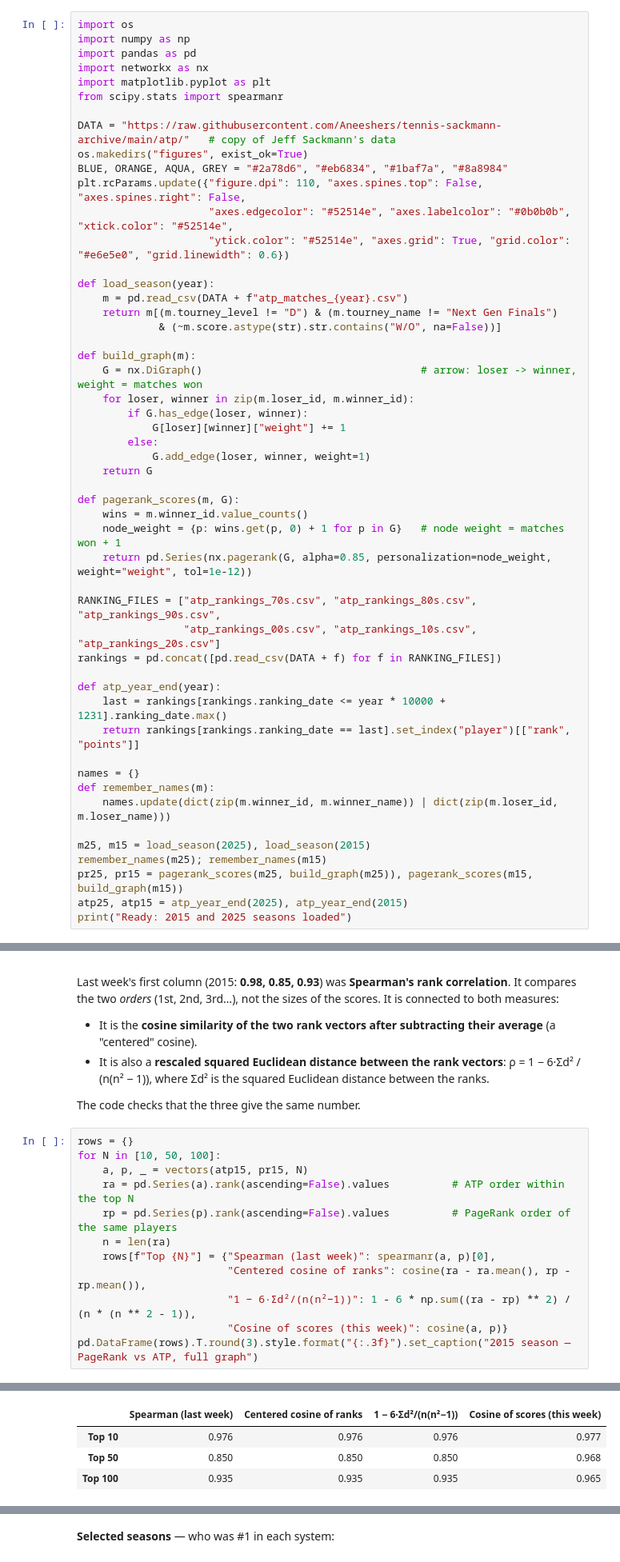
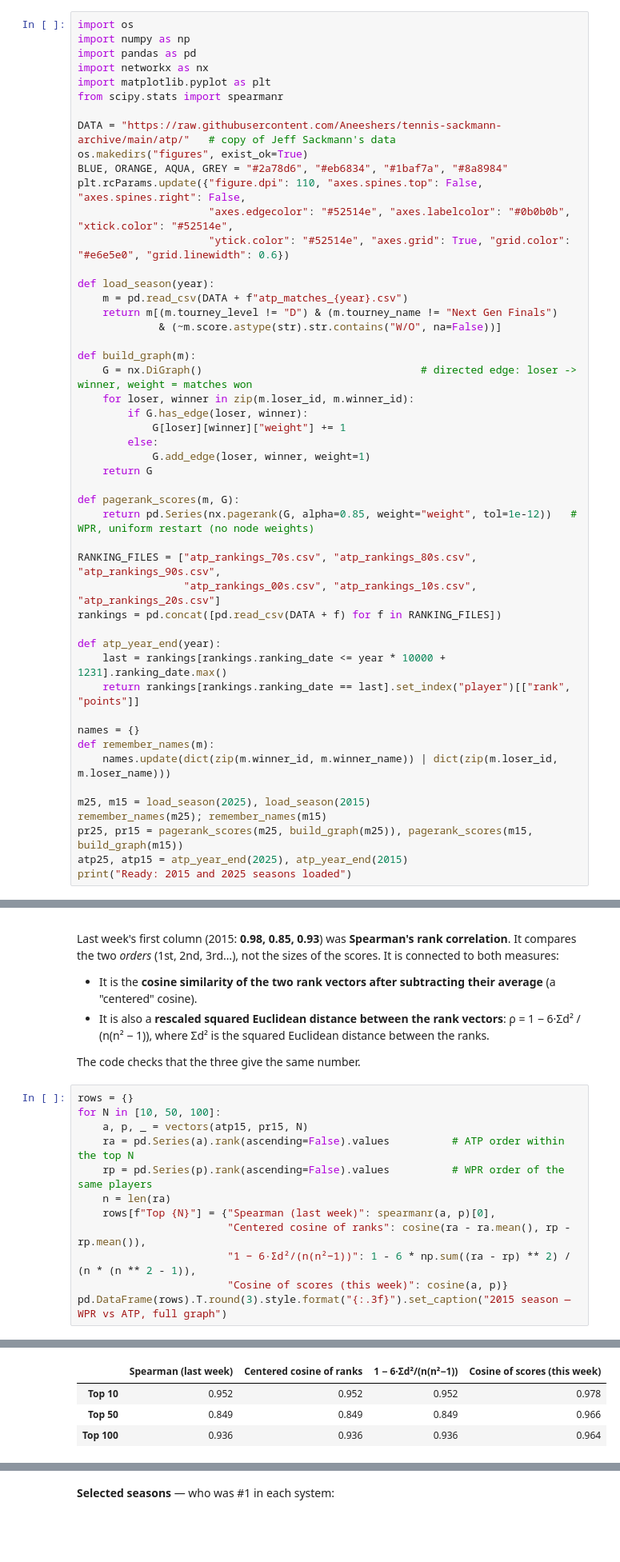
Before and after one commit to ChakibMadcur/tennis-pagerank-research, a Jupyter notebook: notebooks/03_cosine_history_premier_league.ipynb, the cells around one changed output, grey strips where cells are left out. Shown at 80% size. Saved outputs shown, nothing was run; the diff lists cells and outputs as text; blank space fills up the shorter version.

```diff
--- a/notebooks/03_cosine_history_premier_league.ipynb
+++ b/notebooks/03_cosine_history_premier_league.ipynb
@@ -31,7 +31,7 @@ def load_season(year):
              & (~m.score.astype(str).str.contains("W/O", na=False))]
 
 def build_graph(m):
-    G = nx.DiGraph()                                   # arrow: loser -> winner, weight = matches won
+    G = nx.DiGraph()                                   # directed edge: loser -> winner, weight = matches won
     for loser, winner in zip(m.loser_id, m.winner_id):
         if G.has_edge(loser, winner):
             G[loser][winner]["weight"] += 1
@@ -40,9 +40,7 @@ def build_graph(m):
     return G
 
 def pagerank_scores(m, G):
-    wins = m.winner_id.value_counts()
-    node_weight = {p: wins.get(p, 0) + 1 for p in G}   # node weight = matches won + 1
-    return pd.Series(nx.pagerank(G, alpha=0.85, personalization=node_weight, weight="weight", tol=1e-12))
+    return pd.Series(nx.pagerank(G, alpha=0.85, weight="weight", tol=1e-12))   # WPR, uniform restart (no node weights)
 
 RANKING_FILES = ["atp_rankings_70s.csv", "atp_rankings_80s.csv", "atp_rankings_90s.csv",
                  "atp_rankings_00s.csv", "atp_rankings_10s.csv", "atp_rankings_20s.csv"]
@@ -166,11 +164,11 @@ rows = {}
 for N in [10, 50, 100]:
     a, p, _ = vectors(atp15, pr15, N)
     ra = pd.Series(a).rank(ascending=False).values          # ATP order within the top N
-    rp = pd.Series(p).rank(ascending=False).values          # PageRank order of the same players
+    rp = pd.Series(p).rank(ascending=False).values          # WPR order of the same players
     n = len(ra)
     rows[f"Top {N}"] = {"Spearman (last week)": spearmanr(a, p)[0],
                         "Centered cosine of ranks": cosine(ra - ra.mean(), rp - rp.mean()),
                         "1 − 6·Σd²/(n(n²−1))": 1 - 6 * np.sum((ra - rp) ** 2) / (n * (n ** 2 - 1)),
                         "Cosine of scores (this week)": cosine(a, p)}
-pd.DataFrame(rows).T.round(3).style.format("{:.3f}").set_caption("2015 season — PageRank vs ATP, full graph")
+pd.DataFrame(rows).T.round(3).style.format("{:.3f}").set_caption("2015 season — WPR vs ATP, full graph")
 # %% [output]
@@ -178,7 +176,7 @@ pd.DataFrame(rows).T.round(3).style.format("{:.3f}").set_caption("2015 season
 |  | Spearman (last week) | Centered cosine of ranks | 1 − 6·Σd²/(n(n²−1)) | Cosine of scores (this week) |
-| Top 10 | 0.976 | 0.976 | 0.976 | 0.977 |
-| Top 50 | 0.850 | 0.850 | 0.850 | 0.968 |
-| Top 100 | 0.935 | 0.935 | 0.935 | 0.965 |
+| Top 10 | 0.952 | 0.952 | 0.952 | 0.978 |
+| Top 50 | 0.849 | 0.849 | 0.849 | 0.966 |
+| Top 100 | 0.936 | 0.936 | 0.936 | 0.964 |
 # %% [markdown]
 So last week's measure compared **orders** with equal weight for every position, while this week's cosine compares **scores**, where the top players (with the largest values) count the most. Both say the two rankings agree strongly; cosine is higher because the top of both rankings agrees best.
 # %% [markdown]
```
Also changed, not shown: parts of 20 cells of this notebook, 11 other files.
